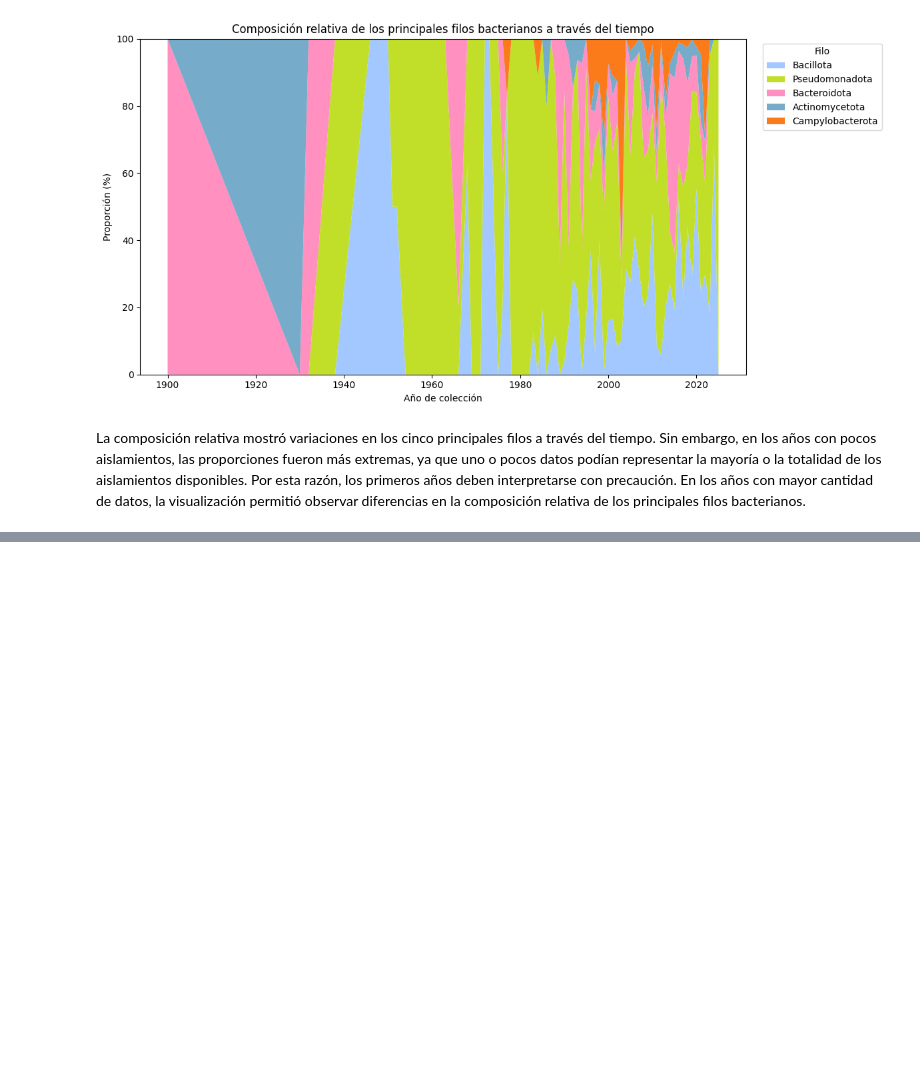
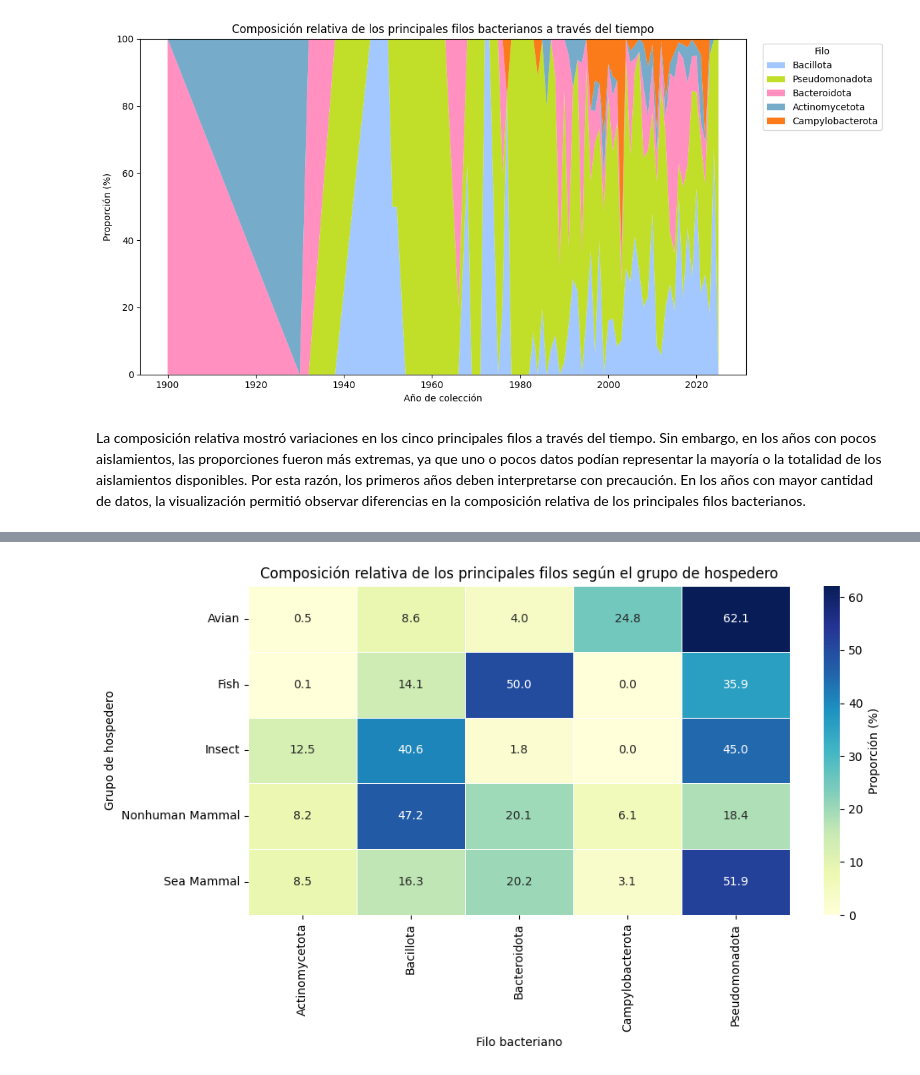
Before and after one commit to Mayfm/wildlife-bacterial-dynamics, a Jupyter notebook: Project_code_wildlife_and_bacterial_dynamics.ipynb, the cells around one changed output, grey strips where cells are left out. Cells and saved outputs as stored; diff of their text form; code cells hidden in the pictures; blank space fills up the shorter version.

```diff
--- a/Project_code_wildlife_and_bacterial_dynamics.ipynb
+++ b/Project_code_wildlife_and_bacterial_dynamics.ipynb
@@ -788,0 +847,14 @@ La composición relativa mostró variaciones en los cinco principales filos a tr
+# %%
+# Calcular el total de aislamientos de los cinco filos para cada grupo de hospedero
+total_por_host = phylum_por_host.sum(axis=1)
+
+# Calcular la proporción de cada filo dentro de cada grupo de hospedero
+phylum_proporcion_host = (
+    phylum_por_host
+    .div(total_por_host, axis=0)
+    .mul(100)
+    .round(2)
+)
+
+# Mostrar las proporciones
+phylum_proporcion_host
@@ -788,0 +878,33 @@ La composición relativa mostró variaciones en los cinco principales filos a tr
+# %%
+import seaborn as sns
+import matplotlib.pyplot as plt
+
+# Excluir Tick únicamente de esta visualización
+# debido a que cuenta con un solo aislamiento
+heatmap_host = phylum_proporcion_host.drop(index="Tick")
+
+# Crear la figura
+plt.figure(figsize=(10, 6))
+
+# Generar el mapa de calor
+sns.heatmap(
+    heatmap_host,
+    annot=True,
+    fmt=".1f",
+    cmap="YlGnBu",
+    linewidths=0.5,
+    cbar_kws={"label": "Proporción (%)"}
+)
+
+# Agregar etiquetas y título
+plt.xlabel("Filo bacteriano")
+plt.ylabel("Grupo de hospedero")
+plt.title("Composición relativa de los principales filos según el grupo de hospedero")
+
+# Ajustar la figura
+plt.tight_layout()
+
+# Mostrar
+plt.show()
+# %% [output]
+[figure, added]
```
Also changed, not shown: parts of 18 cells of this notebook.
